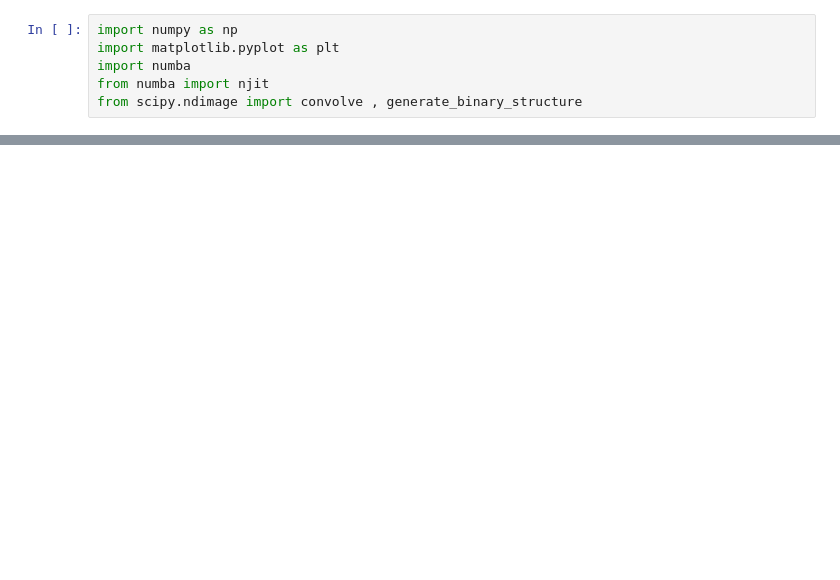
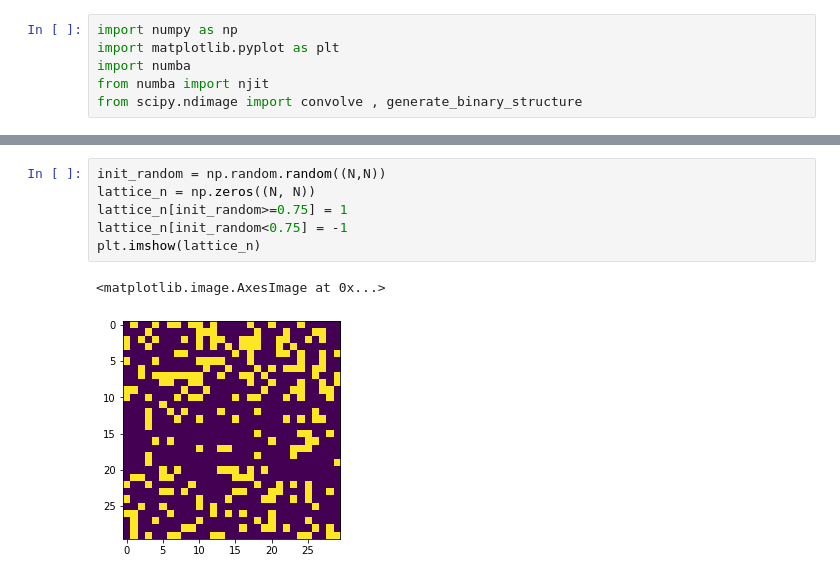
Before and after one commit to julian-8897/ising-model-NN, a Jupyter notebook: ising_model.ipynb, the cells around one changed output, grey strips where cells are left out. Cells and saved outputs as stored; diff of their text form; blank space fills up the shorter version.

```diff
--- a/ising_model.ipynb
+++ b/ising_model.ipynb
@@ -18,3 +20,12 @@ plt.imshow(initial_state)
+# %%
+init_random = np.random.random((N,N))
+lattice_n = np.zeros((N, N))
+lattice_n[init_random>=0.75] = 1
+lattice_n[init_random<0.75] = -1
+plt.imshow(lattice_n)
+# %% [output]
+<matplotlib.image.AxesImage at 0x...>
+[figure, added]
 # %%
 def total_energy(lattice):
     kernel = generate_binary_structure(2,1)
```
Also changed, not shown: parts of 6 cells of this notebook.
